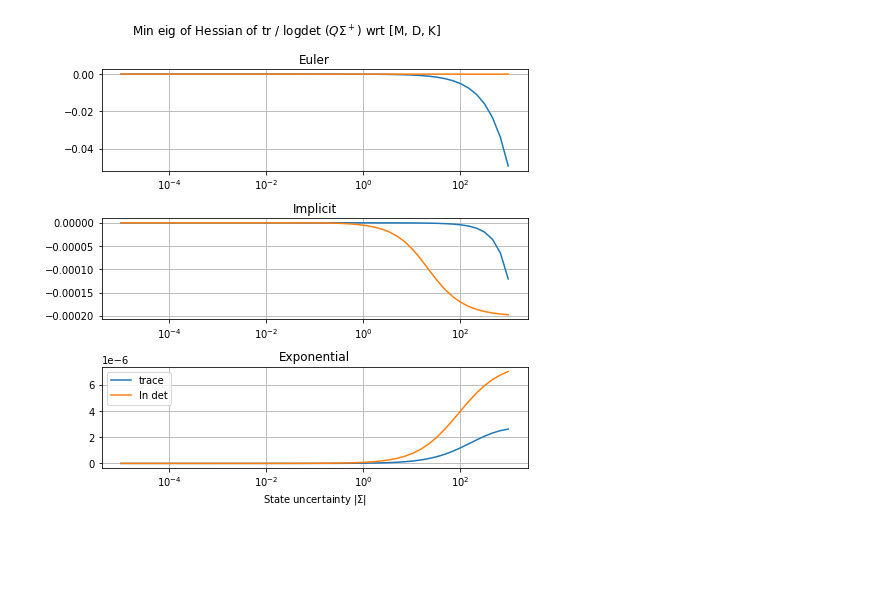
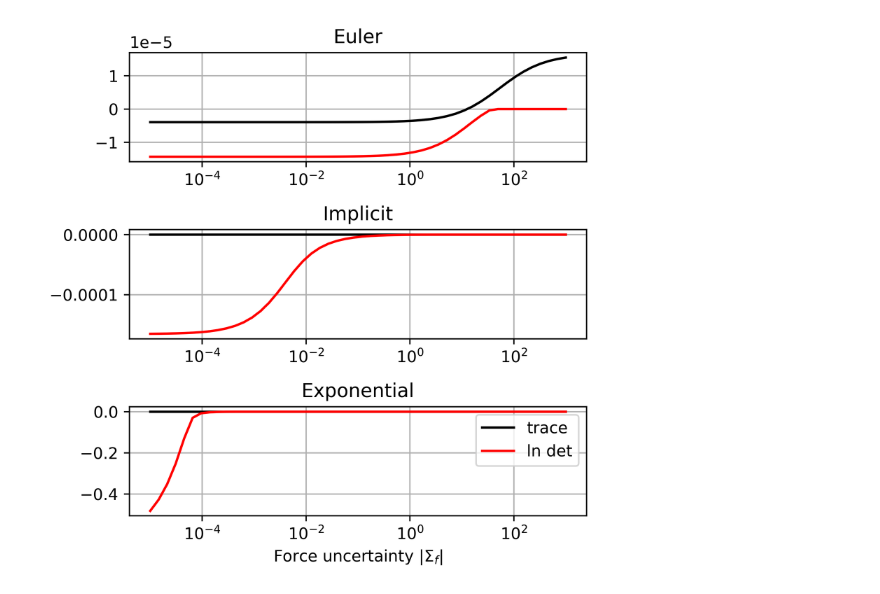
Before and after one commit to Jackyyaojk/gp_mpc, a Jupyter notebook: analysis/convexity_check.ipynb, the cells around one changed output. Saved outputs shown, nothing was run; the diff lists cells and outputs as text; code cells hidden in the pictures; blank space fills up the shorter version.

Commit message:
finished plots, but for real this time

```diff
--- a/analysis/convexity_check.ipynb
+++ b/analysis/convexity_check.ipynb
@@ -14,7 +14,7 @@ M = ca.SX.sym('M')
 D = ca.SX.sym('B')
 K = ca.SX.sym('K')
 
-h = 0.1
+h = 0.05
 
 A_expl = ca.SX.eye(2)
 A_expl[0,1] = h
@@ -43,37 +43,39 @@ Sigma_f = ca.SX.sym('Sigma_f',1,1)
 Q       = ca.DM([[1.0, 0],
                  [0,   1.0]])
 
-fig, axs = plt.subplots(len(As), figsize=(7,7))
+fig, axs = plt.subplots(len(As), figsize=(5,5))
 
 for A, name, i in zip(As, names, range(len(As))):
     Sigma_plus = A@Sigma@A.T + B@Sigma_f@B.T
     tr = ca.trace(Q@Sigma_plus)
     det = ca.log(ca.det(Q@Sigma_plus))
     dec_vars = [Sigma, Sigma_f, M, D, K]
     hess_vars = [M, D, K]
 
     ell_tr  = ca.Function('tr', dec_vars, [tr])
     ell_det = ca.Function('logdet', dec_vars, [det])
 
     hess_tr  = ca.Function('hess_tr',  dec_vars, [ca.hessian(tr,  ca.vertcat(*hess_vars))[0]])
     hess_det = ca.Function('hess_det', dec_vars, [ca.hessian(det, ca.vertcat(*hess_vars))[0]])
 
     hess_tr_num  = []
     hess_det_num = []
     weight = np.logspace(-5, 3, 50)
     for w in weight:
-        dec_vars_num = [w*ca.DM.eye(2), 11.1, 10, 500, 0]
+        dec_vars_num = [0.1*ca.DM.eye(2), w*1.0, 5.5, 500, 0]
 
         hess_tr_num.append(min_eig(hess_tr(*dec_vars_num)))
         hess_det_num.append(min_eig(hess_det(*dec_vars_num)))
-    axs[i].semilogx(weight, hess_tr_num, label='trace')
-    axs[i].semilogx(weight, hess_det_num,label='ln det')
+    axs[i].semilogx(weight, hess_tr_num, color = 'k', label='trace')
+    axs[i].semilogx(weight, hess_det_num,color = 'r', label='ln det')
     axs[i].set_title(name)
+    #axs[i].set_ylim((-5e-5, 5e-5))
     axs[i].grid(True)
 axs[-1].legend()
-axs[-1].set(xlabel='State uncertainty $|\Sigma|$')
-fig.suptitle('Min eig of Hessian of tr / logdet ($Q\Sigma^+$) wrt [M, D, K]')
+axs[-1].set(xlabel='Force uncertainty $|\Sigma_f|$')
+#fig.suptitle('Min eig of Hessian of tr / logdet ($Q\Sigma^+$) wrt [M, D, K]')
+fig.set_dpi(500)
 fig.tight_layout()
 fig.show()
 # %% [output]
-[figure, old version]
+[figure, new version]
```
